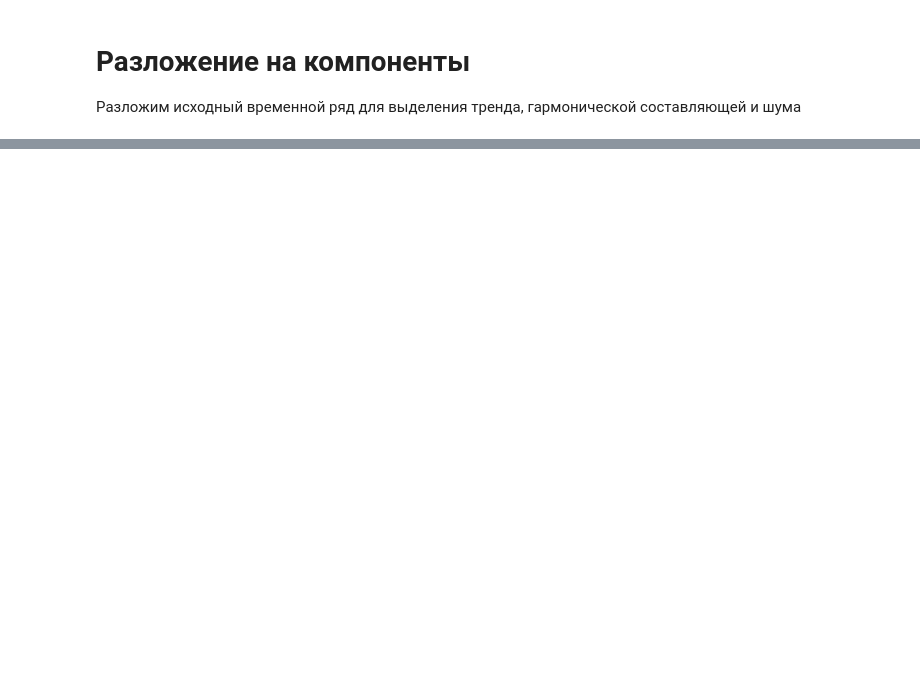
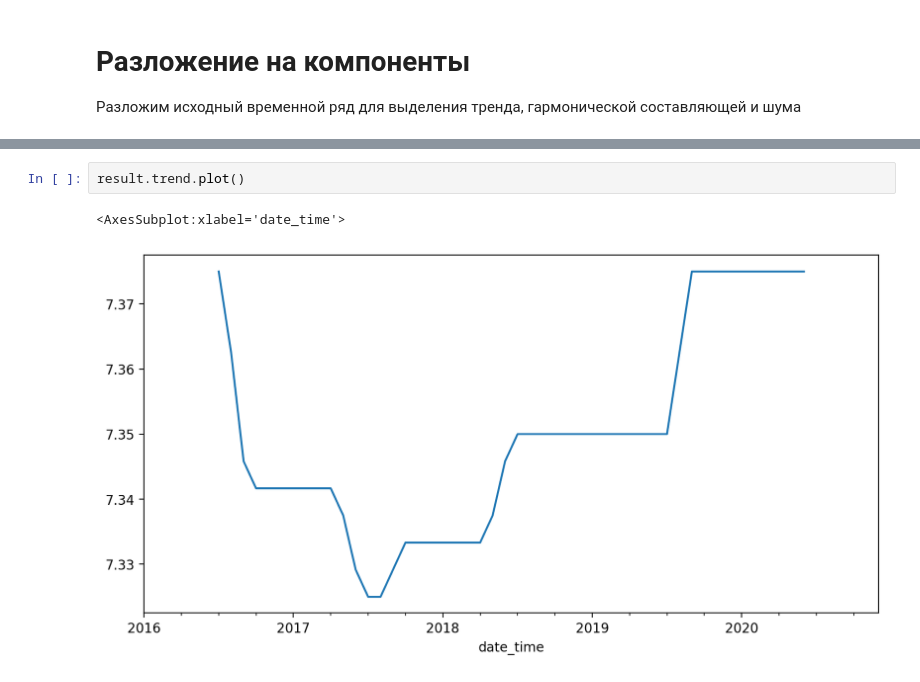
Before and after one commit to stureiko/TFP, a Jupyter notebook: TFP-ML-model.ipynb, the cells around one changed output, grey strips where cells are left out. Saved outputs shown, nothing was run; the diff lists cells and outputs as text; blank space fills up the shorter version.

```diff
--- a/TFP-ML-model.ipynb
+++ b/TFP-ML-model.ipynb
@@ -187,0 +194,5 @@ result.plot();
+# %%
+result.trend.plot()
+# %% [output]
+<AxesSubplot:xlabel='date_time'>
+[figure, added]
```
Also changed, not shown: parts of 14 cells of this notebook.
